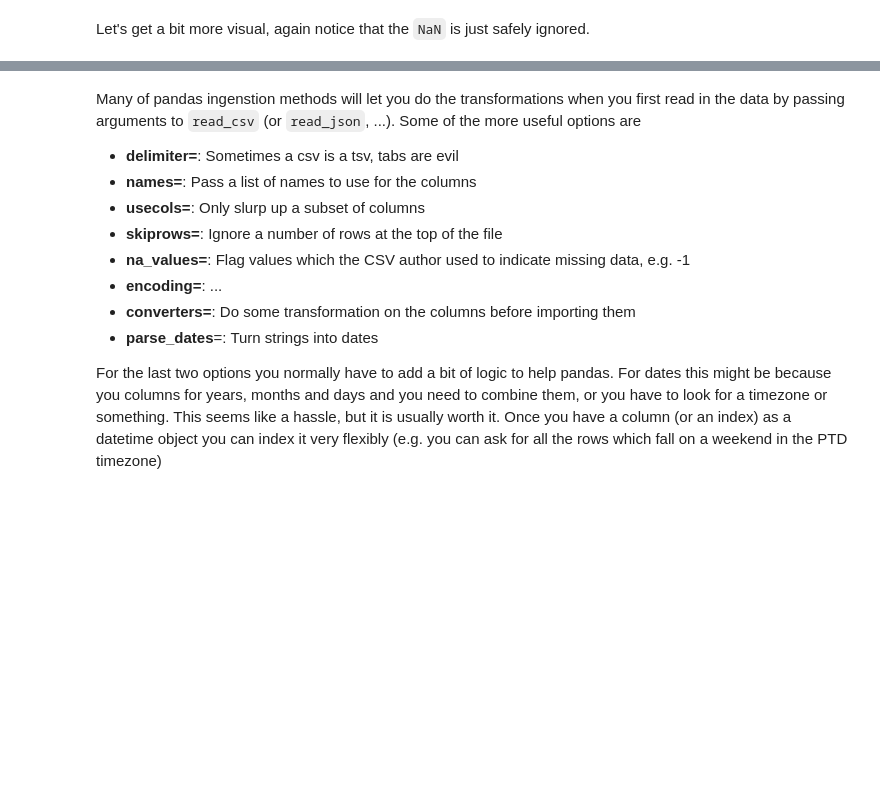
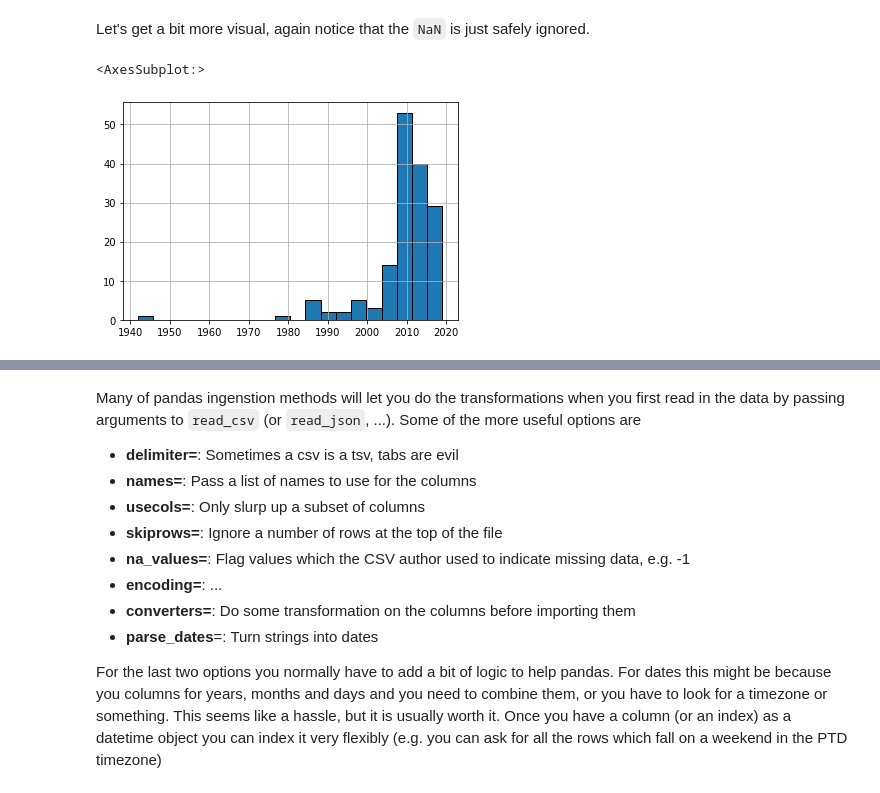
Before and after one commit to dtrad/ds211_course, a Jupyter notebook: PandasIntro.ipynb, the cells around one changed output, grey strips where cells are left out. Cells and saved outputs as stored; diff of their text form; code cells hidden in the pictures; blank space fills up the shorter version.

```diff
--- a/PandasIntro.ipynb
+++ b/PandasIntro.ipynb
@@ -391,6 +400,11 @@ max      2019.000000
 Name: YEAR_CREATED, dtype: float64
 # %% [markdown]
 Let's get a bit more visual, again notice that the `NaN` is just safely ignored.
+# %%
+gardenDF.YEAR_CREATED.hist(bins=20,edgecolor='black')
+# %% [output]
+<AxesSubplot:>
+[figure, added]
 # %%
 %matplotlib inline
 import matplotlib.pyplot as plt
```
Also changed, not shown: parts of 14 cells of this notebook.
